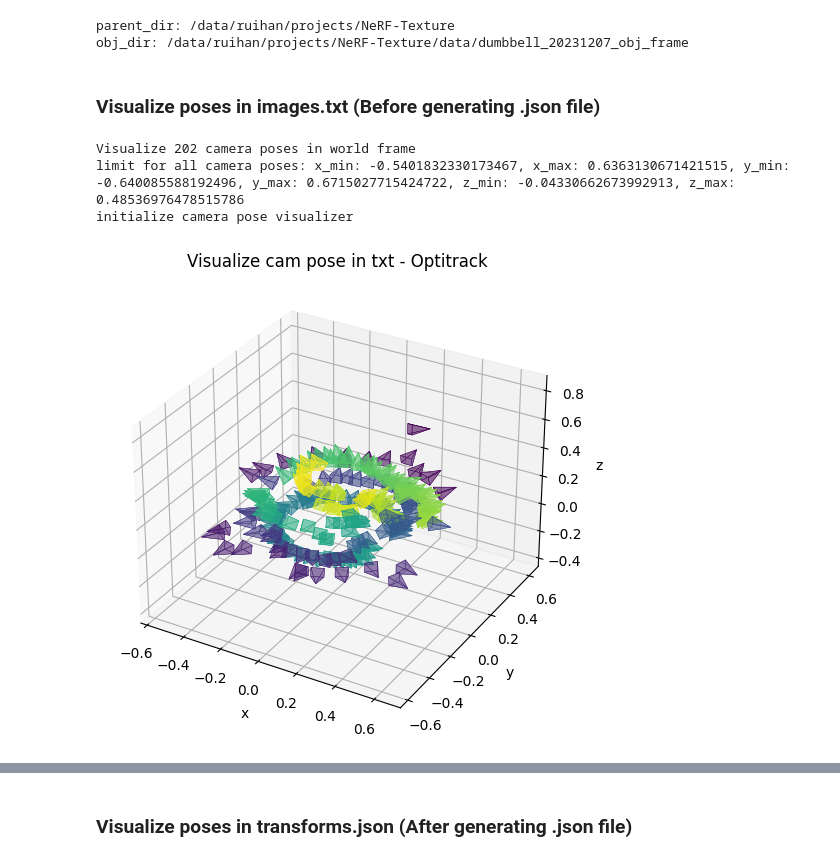
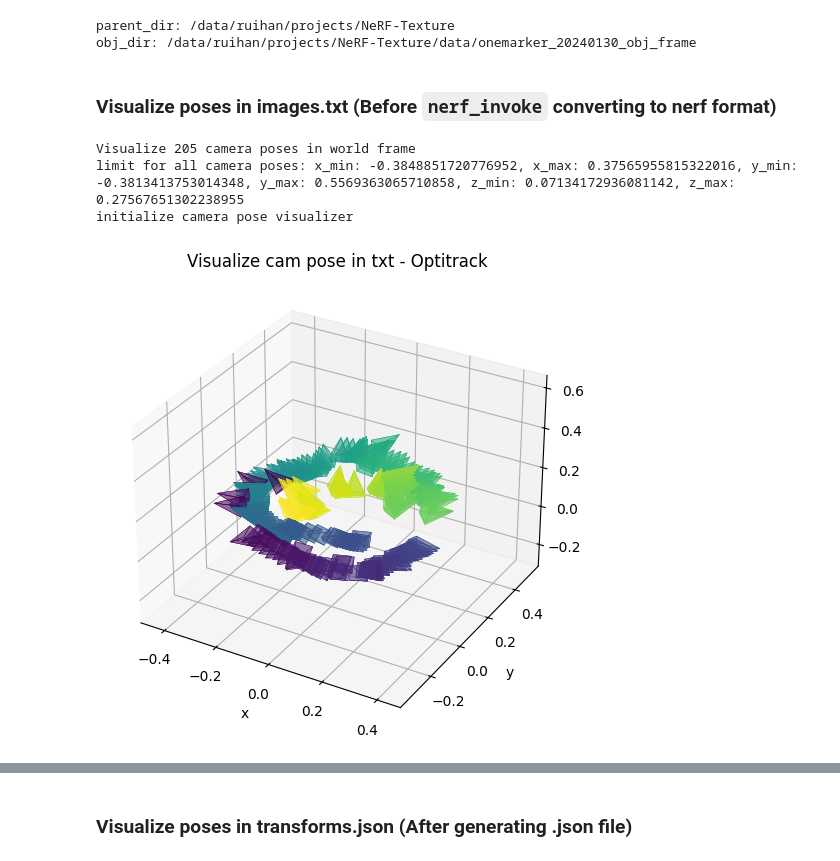
Before and after one commit to RuihanGao/3DTexture, a Jupyter notebook: ideas/20231103_visualize_camera_poses_3D.ipynb, the cells around one changed output, grey strips where cells are left out. Drawn from its saved outputs; the diff is of its cells as text; code cells hidden in the pictures.

```diff
--- a/ideas/20231103_visualize_camera_poses_3D.ipynb
+++ b/ideas/20231103_visualize_camera_poses_3D.ipynb
@@ -19,41 +19,42 @@ from utils.camera_pose_visualizer import CameraPoseVisualizer
 # %%
 # set the project directory and object dataset directory
 parent_dir = os.path.dirname(os.getcwd())
-obj_name = "dumbbell_20231207_obj_frame"
+obj_name = "onemarker_20240130_obj_frame"
 obj_dir = osp.join(parent_dir, 'data', obj_name)
 print(f"parent_dir: {parent_dir} \nobj_dir: {obj_dir}")
 # %% [output]
 parent_dir: /data/ruihan/projects/NeRF-Texture
-obj_dir: /data/ruihan/projects/NeRF-Texture/data/dumbbell_20231207_obj_frame
+obj_dir: /data/ruihan/projects/NeRF-Texture/data/onemarker_20240130_obj_frame
 # %% [markdown]
-### Visualize poses in images.txt  (Before generating .json file)
+### Visualize poses in images.txt  (Before `nerf_invoke` converting to nerf format)
 # %%
 # Read images.txt and extract the camera poses
 T_camerainworld_optitrack_txt = []
-images_txt_path = osp.join(obj_dir, 'images_all.txt')
+images_txt_file = "images_optitrack.txt" if "images_optitrack.txt" in os.listdir(obj_dir) else "images_all.txt"
+images_txt_path = osp.join(obj_dir, images_txt_file)
 with open(images_txt_path) as f:
     images_txt = f.readlines()
     images_txt = [x.strip() for x in images_txt]
     for i in range(len(images_txt)):
         if images_txt[i].startswith('#'):
             continue
         img_id, qw, qx, qy, qz, tx, ty, tz, cam_id, img_name = images_txt[i].split(' ')
         # convert (qw, qx, qy, qz, tx, ty, tz) to homogeneous transform matrix
         quat = np.array([float(qx), float(qy), float(qz), float(qw)])
         tvec = np.array([float(tx), float(ty), float(tz)])
         # convert to homogeneous transform matrix
         T_worldincamera = get_transform_matrix_from_quaternion(tvec, quat) # [4, 4]
         cam_pose = np.linalg.inv(T_worldincamera)
         T_camerainworld_optitrack_txt.append(cam_pose)
 
 T_camerainworld_optitrack_txt = np.array(T_camerainworld_optitrack_txt)
 
 visualize_cam_poses_3D(T_camerainworld_optitrack_txt, plt_title="Visualize cam pose in txt - Optitrack", save_plot=False, show_plot=True, save_path=f"logs/visualize_cam_poses_txt_optitrack_{obj_name}.png", focal_len_scaled=0.1)
 # %% [output]
-Visualize 202 camera poses in world frame
-limit for all camera poses: x_min: -0.5401832330173467, x_max: 0.6363130671421515, y_min: -0.640085588192496, y_max: 0.6715027715424722, z_min: -0.04330662673992913, z_max: 0.48536976478515786
+Visualize 205 camera poses in world frame
+limit for all camera poses: x_min: -0.3848851720776952, x_max: 0.37565955815322016, y_min: -0.3813413753014348, y_max: 0.5569363065710858, z_min: 0.07134172936081142, z_max: 0.27567651302238955
 initialize camera pose visualizer
-[figure, old version]
+[figure, new version]
 # %%
 # Read images.txt and extract the camera poses
 T_camerainworld_colmap_txt = []
```
Also changed, not shown: parts of 15 cells of this notebook, 3 other files.
